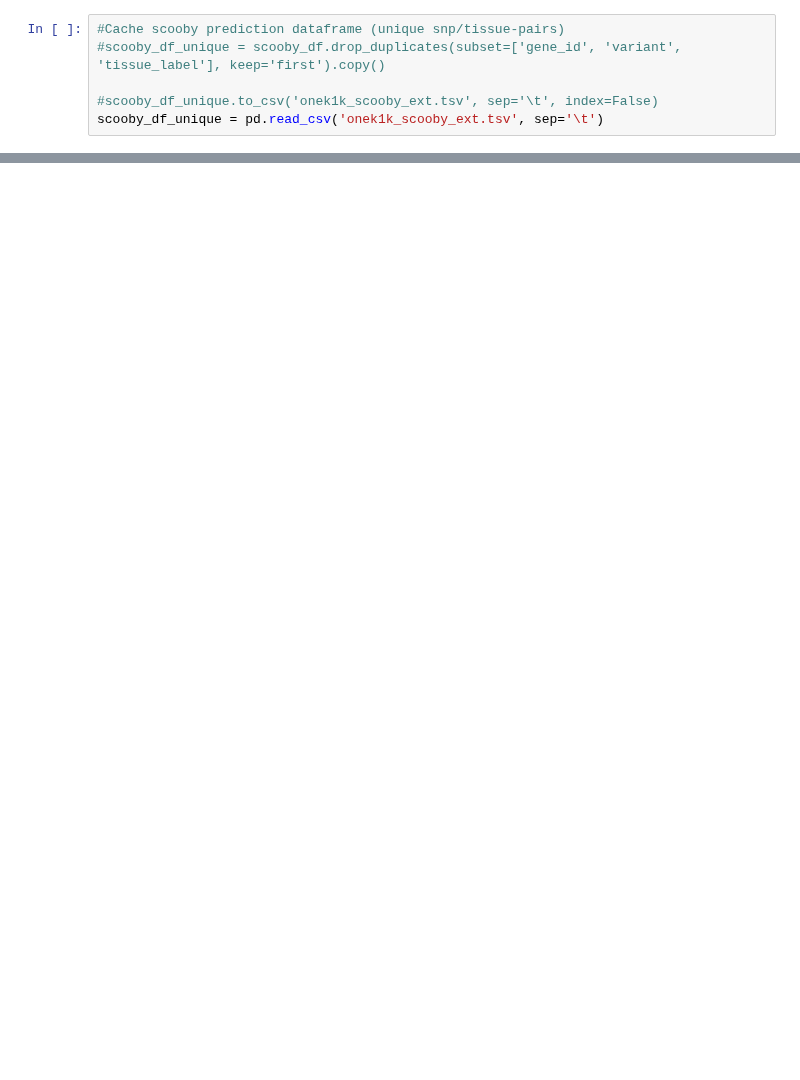
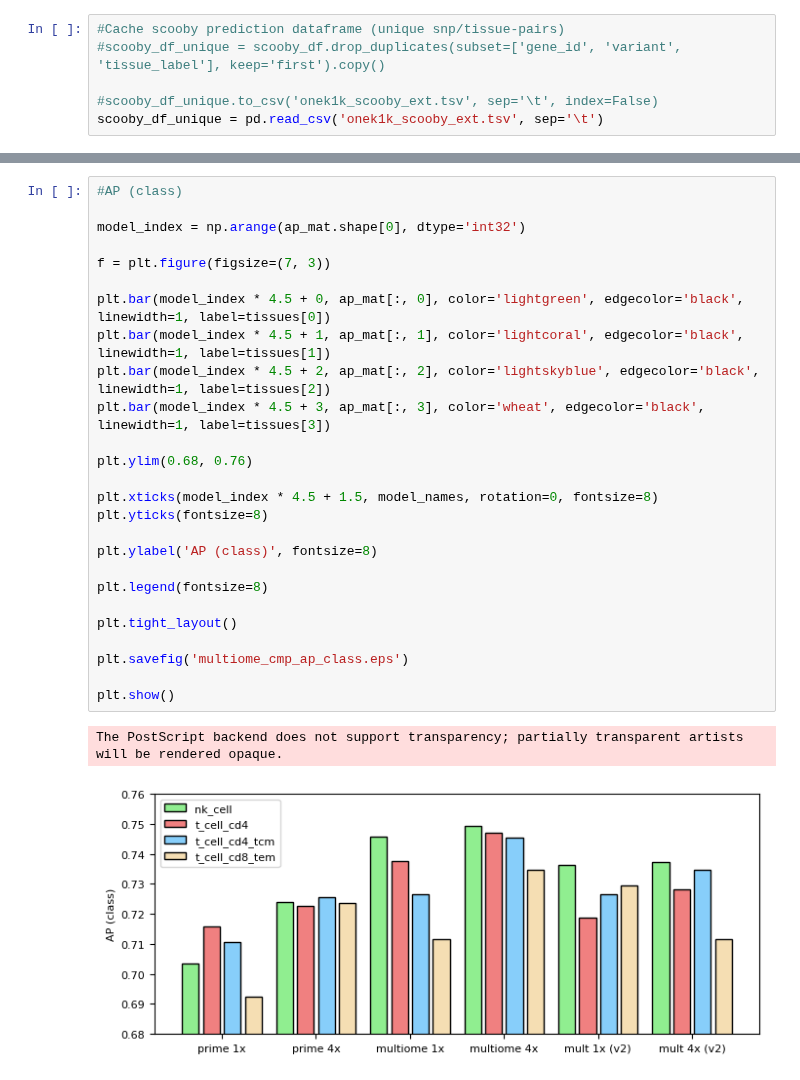
Before and after one commit to calico/borzoi-paper, a Jupyter notebook: extensions/prime/eqtl/scooby/cmp_scooby_pbmc_onek1k.ipynb, the cells around one changed output, grey strips where cells are left out. Drawn from its saved outputs; the diff is of its cells as text; blank space fills up the shorter version.

```diff
--- a/extensions/prime/eqtl/scooby/cmp_scooby_pbmc_onek1k.ipynb
+++ b/extensions/prime/eqtl/scooby/cmp_scooby_pbmc_onek1k.ipynb
@@ -339,0 +620,29 @@ The PostScript backend does not support transparency; partially transparent arti
+# %%
+#AP (class)
+
+model_index = np.arange(ap_mat.shape[0], dtype='int32')
+
+f = plt.figure(figsize=(7, 3))
+
+plt.bar(model_index * 4.5 + 0, ap_mat[:, 0], color='lightgreen', edgecolor='black', linewidth=1, label=tissues[0])
+plt.bar(model_index * 4.5 + 1, ap_mat[:, 1], color='lightcoral', edgecolor='black', linewidth=1, label=tissues[1])
+plt.bar(model_index * 4.5 + 2, ap_mat[:, 2], color='lightskyblue', edgecolor='black', linewidth=1, label=tissues[2])
+plt.bar(model_index * 4.5 + 3, ap_mat[:, 3], color='wheat', edgecolor='black', linewidth=1, label=tissues[3])
+
+plt.ylim(0.68, 0.76)
+
+plt.xticks(model_index * 4.5 + 1.5, model_names, rotation=0, fontsize=8)
+plt.yticks(fontsize=8)
+
+plt.ylabel('AP (class)', fontsize=8)
+
+plt.legend(fontsize=8)
+
+plt.tight_layout()
+
+plt.savefig('multiome_cmp_ap_class.eps')
+
+plt.show()
+# %% [output]
+The PostScript backend does not support transparency; partially transparent artists will be rendered opaque.
+[figure, added]
```
Also changed, not shown: parts of 12 cells of this notebook, 18 other files.
